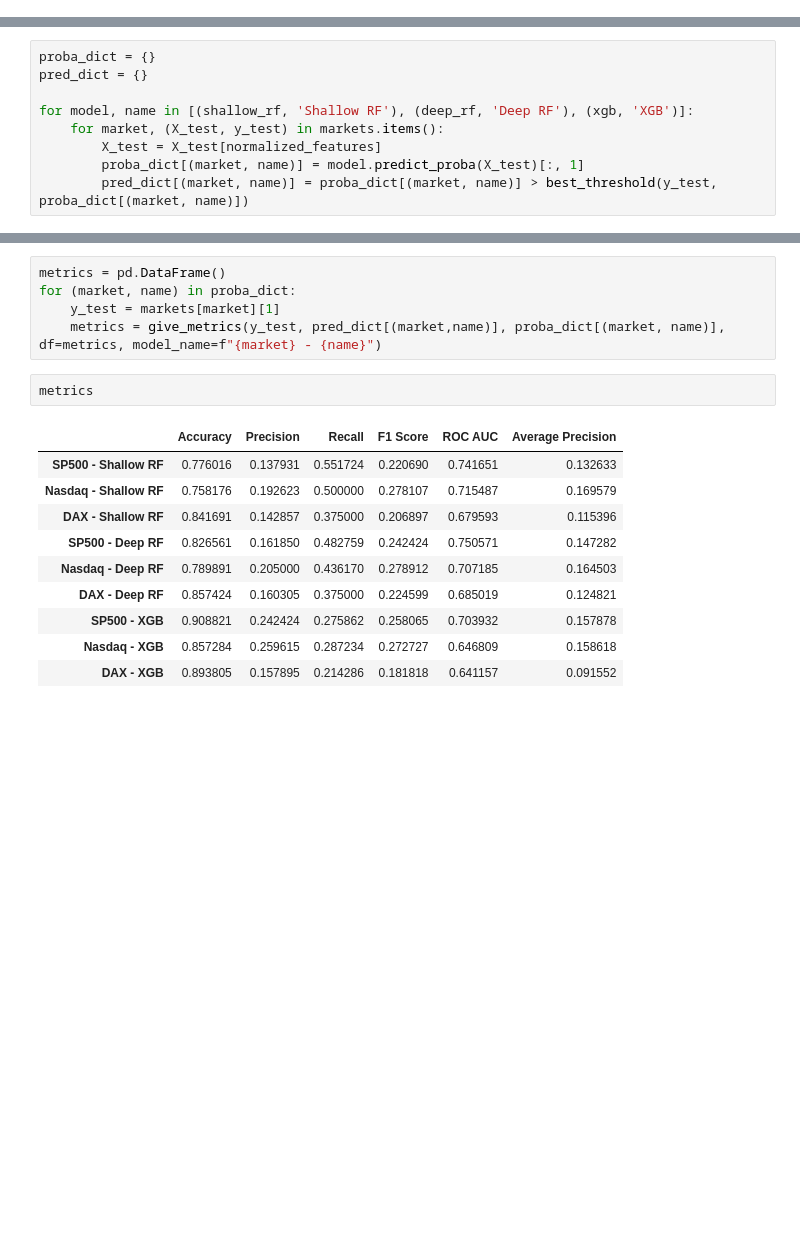
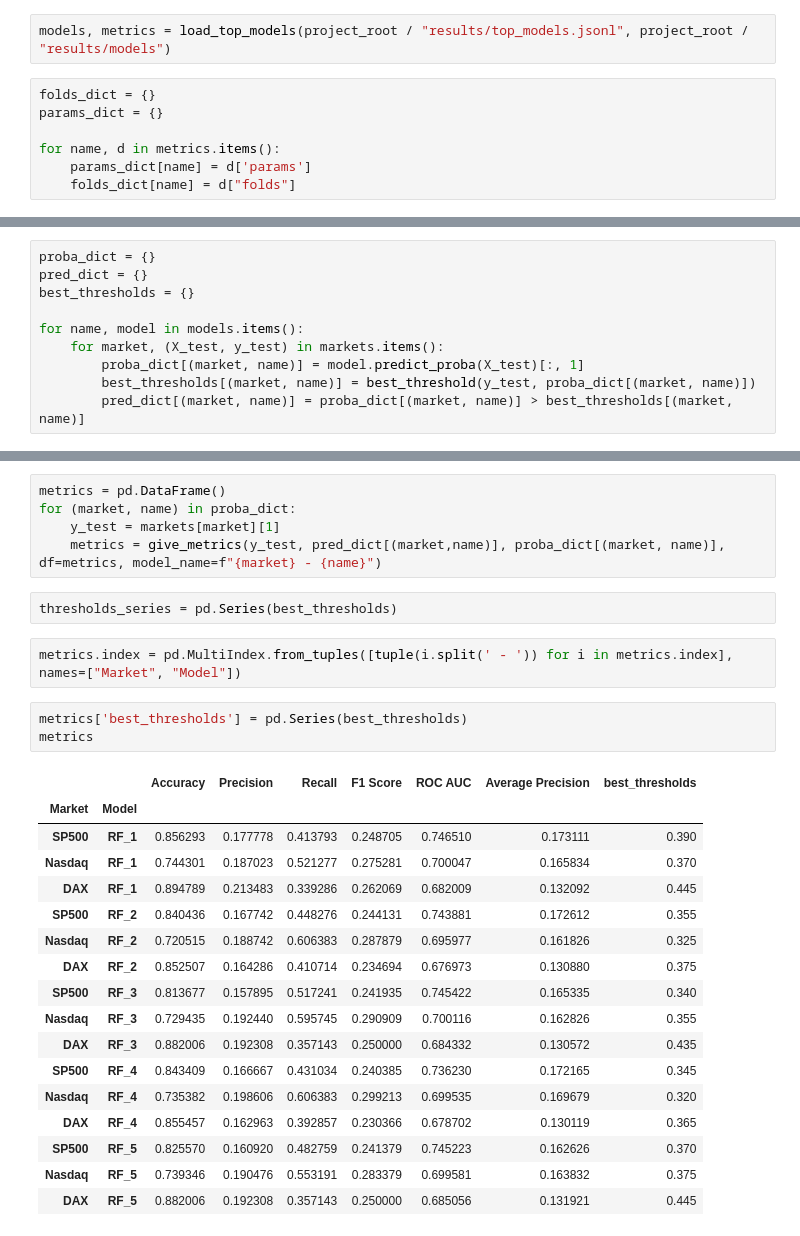
Before and after one commit to V4laky/Stress-day-prediction, a Jupyter notebook: notebooks/model_evaluation.ipynb, the cells around one changed output, grey strips where cells are left out. Saved outputs shown, nothing was run; the diff lists cells and outputs as text; blank space fills up the shorter version.

```diff
--- a/notebooks/model_evaluation.ipynb
+++ b/notebooks/model_evaluation.ipynb
@@ -43,0 +40,9 @@ markets = {'SP500': (X_sp500, y_sp500),
+# %%
+models, metrics = load_top_models(project_root / "results/top_models.jsonl", project_root / "results/models")
+# %%
+folds_dict = {}
+params_dict = {}
+
+for name, d in metrics.items():
+    params_dict[name] = d['params']
+    folds_dict[name] = d["folds"]
@@ -44,10 +53,11 @@ markets = {'SP500': (X_sp500, y_sp500),
 # %%
 proba_dict = {}
 pred_dict = {}
+best_thresholds = {}
 
-for model, name in [(shallow_rf, 'Shallow RF'), (deep_rf, 'Deep RF'), (xgb, 'XGB')]:
+for name, model in models.items():
     for market, (X_test, y_test) in markets.items():
-        X_test = X_test[normalized_features]
         proba_dict[(market, name)] = model.predict_proba(X_test)[:, 1]
-        pred_dict[(market, name)] = proba_dict[(market, name)] > best_threshold(y_test, proba_dict[(market, name)])
+        best_thresholds[(market, name)] = best_threshold(y_test, proba_dict[(market, name)])
+        pred_dict[(market, name)] = proba_dict[(market, name)] > best_thresholds[(market, name)]
 # %% [output]
@@ -65,16 +81,28 @@ metrics = pd.DataFrame()
 for (market, name) in proba_dict:
     y_test = markets[market][1]
     metrics = give_metrics(y_test, pred_dict[(market,name)], proba_dict[(market, name)], df=metrics, model_name=f"{market} - {name}")
+# %%
+thresholds_series = pd.Series(best_thresholds)
+# %%
+metrics.index = pd.MultiIndex.from_tuples([tuple(i.split(' - ')) for i in metrics.index], names=["Market", "Model"])
 # %%
+metrics['best_thresholds'] = pd.Series(best_thresholds)
 metrics
 # %% [output]
-|  | Accuracy | Precision | Recall | F1 Score | ROC AUC | Average Precision |
-| SP500 - Shallow RF | 0.776016 | 0.137931 | 0.551724 | 0.220690 | 0.741651 | 0.132633 |
-| Nasdaq - Shallow RF | 0.758176 | 0.192623 | 0.500000 | 0.278107 | 0.715487 | 0.169579 |
-| DAX - Shallow RF | 0.841691 | 0.142857 | 0.375000 | 0.206897 | 0.679593 | 0.115396 |
-| SP500 - Deep RF | 0.826561 | 0.161850 | 0.482759 | 0.242424 | 0.750571 | 0.147282 |
-| Nasdaq - Deep RF | 0.789891 | 0.205000 | 0.436170 | 0.278912 | 0.707185 | 0.164503 |
-| DAX - Deep RF | 0.857424 | 0.160305 | 0.375000 | 0.224599 | 0.685019 | 0.124821 |
-| SP500 - XGB | 0.908821 | 0.242424 | 0.275862 | 0.258065 | 0.703932 | 0.157878 |
-| Nasdaq - XGB | 0.857284 | 0.259615 | 0.287234 | 0.272727 | 0.646809 | 0.158618 |
-| DAX - XGB | 0.893805 | 0.157895 | 0.214286 | 0.181818 | 0.641157 | 0.091552 |
+|  |  | Accuracy | Precision | Recall | F1 Score | ROC AUC | Average Precision | best_thresholds |
+| Market | Model |  |  |  |  |  |  |  |
+| SP500 | RF_1 | 0.856293 | 0.177778 | 0.413793 | 0.248705 | 0.746510 | 0.173111 | 0.390 |
+| Nasdaq | RF_1 | 0.744301 | 0.187023 | 0.521277 | 0.275281 | 0.700047 | 0.165834 | 0.370 |
+| DAX | RF_1 | 0.894789 | 0.213483 | 0.339286 | 0.262069 | 0.682009 | 0.132092 | 0.445 |
+| SP500 | RF_2 | 0.840436 | 0.167742 | 0.448276 | 0.244131 | 0.743881 | 0.172612 | 0.355 |
+| Nasdaq | RF_2 | 0.720515 | 0.188742 | 0.606383 | 0.287879 | 0.695977 | 0.161826 | 0.325 |
+| DAX | RF_2 | 0.852507 | 0.164286 | 0.410714 | 0.234694 | 0.676973 | 0.130880 | 0.375 |
+| SP500 | RF_3 | 0.813677 | 0.157895 | 0.517241 | 0.241935 | 0.745422 | 0.165335 | 0.340 |
+| Nasdaq | RF_3 | 0.729435 | 0.192440 | 0.595745 | 0.290909 | 0.700116 | 0.162826 | 0.355 |
+| DAX | RF_3 | 0.882006 | 0.192308 | 0.357143 | 0.250000 | 0.684332 | 0.130572 | 0.435 |
+| SP500 | RF_4 | 0.843409 | 0.166667 | 0.431034 | 0.240385 | 0.736230 | 0.172165 | 0.345 |
+| Nasdaq | RF_4 | 0.735382 | 0.198606 | 0.606383 | 0.299213 | 0.699535 | 0.169679 | 0.320 |
+| DAX | RF_4 | 0.855457 | 0.162963 | 0.392857 | 0.230366 | 0.678702 | 0.130119 | 0.365 |
+| SP500 | RF_5 | 0.825570 | 0.160920 | 0.482759 | 0.241379 | 0.745223 | 0.162626 | 0.370 |
+| Nasdaq | RF_5 | 0.739346 | 0.190476 | 0.553191 | 0.283379 | 0.699581 | 0.163832 | 0.375 |
+| DAX | RF_5 | 0.882006 | 0.192308 | 0.357143 | 0.250000 | 0.685056 | 0.131921 | 0.445 |
```
Also changed, not shown: parts of 14 cells of this notebook, 5 other files.
